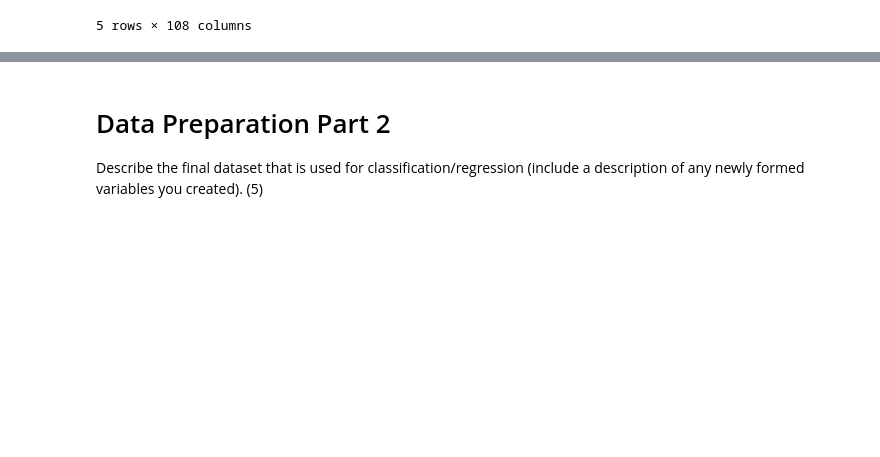
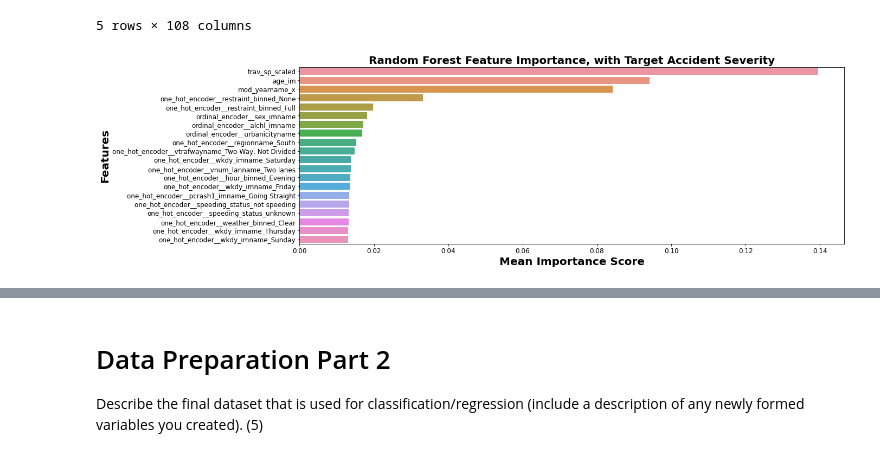
Before and after one commit to BradenAnderson/Accident_Severity_Prediction, a Jupyter notebook: HienEDIT_AndersonLamWeeda_Lab2_Draft.ipynb, the cells around one changed output, grey strips where cells are left out. Cells and saved outputs as stored; diff of their text form; code cells hidden in the pictures; blank space fills up the shorter version.

Commit message:
Add feature importance plots for target severity

```diff
--- a/HienEDIT_AndersonLamWeeda_Lab2_Draft.ipynb
+++ b/HienEDIT_AndersonLamWeeda_Lab2_Draft.ipynb
@@ -970,3 +970,47 @@ train_pp_df.head()
 # will do after braden does OHE
 # %%
 # code for feature selection: random forest feature importance
+
+# We will plot importances for the top NUM_IMPORTANCES_TO_PLOT features (by mean score)
+# This will be used for rf, selectkbest and mutualinfo
+NUM_IMPORTANCES_TO_PLOT = 20
+
+# Split the train set into X and y
+X = train_pp_df.drop(columns=["maxsev_binned", "maxsev_imname"])
+y = train_pp_df.loc[:, "maxsev_binned"]
+
+# Instantiate and fit the random forest classifier
+rf = RandomForestClassifier(random_state=42)
+rf.fit(X, y)
+
+# Calculates the standard deviation of the importance score for each feature.
+# For each of the 100 trees in the random forest, get the importance scores for all 106 features.
+# Then take the standard deviation of those 100 scores for each of the 106 features.
+# Result is 106 standard deviations, where each standard deviation was calculated from 100 values.
+# https://scikit-learn.org/stable/auto_examples/ensemble/plot_forest_importances.html
+rf_importance_stds = np.std([tree.feature_importances_ for tree in rf.estimators_], axis=0)
+
+# Create a dataframe of importance scores
+rf_importances_df = pd.DataFrame({"feature_name":rf.feature_names_in_,
+                                  "mean_importance_score":rf.feature_importances_,
+                                  "std_importance_score":rf_importance_stds})
+
+# Sort the dataframe, largest to smallest mean score
+rf_importances_df.sort_values(by="mean_importance_score", ascending=False, inplace=True)
+
+# reset the index so it starts back at 1, don't keep the old index as a column
+rf_importances_df.reset_index(drop=True, inplace=True)
+
+# Create a truncated version of the dataframe containing only the first NUM_IMPORTANCES_TO_PLOT rows
+rf_plot_df = rf_importances_df.loc[rf_importances_df.index < NUM_IMPORTANCES_TO_PLOT, :]
+
+# Create a horizontal bar plot of importance scores
+fig, ax = plt.subplots(nrows=1, ncols=1, figsize=(18, 6))
+sns.barplot(y="feature_name", x="mean_importance_score", data=rf_plot_df, ax=ax, orient="h")
+
+ax.set_title("Random Forest Feature Importance, with Target Accident Severity", fontsize=20, weight=1000)
+ax.set_xlabel("Mean Importance Score", size=20, weight=1_000)
+ax.set_ylabel("Features", size=20, weight=1_000)
+ax.tick_params(axis='both', labelsize=12)
+# %% [output]
+[figure, added]
```
Also changed, not shown: parts of 6 cells of this notebook.
